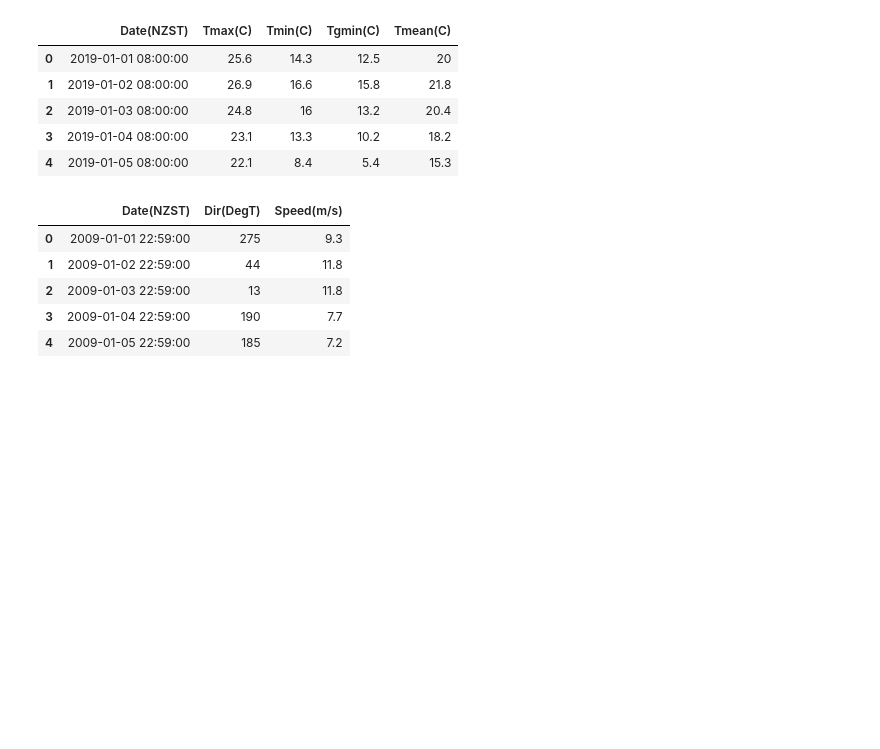
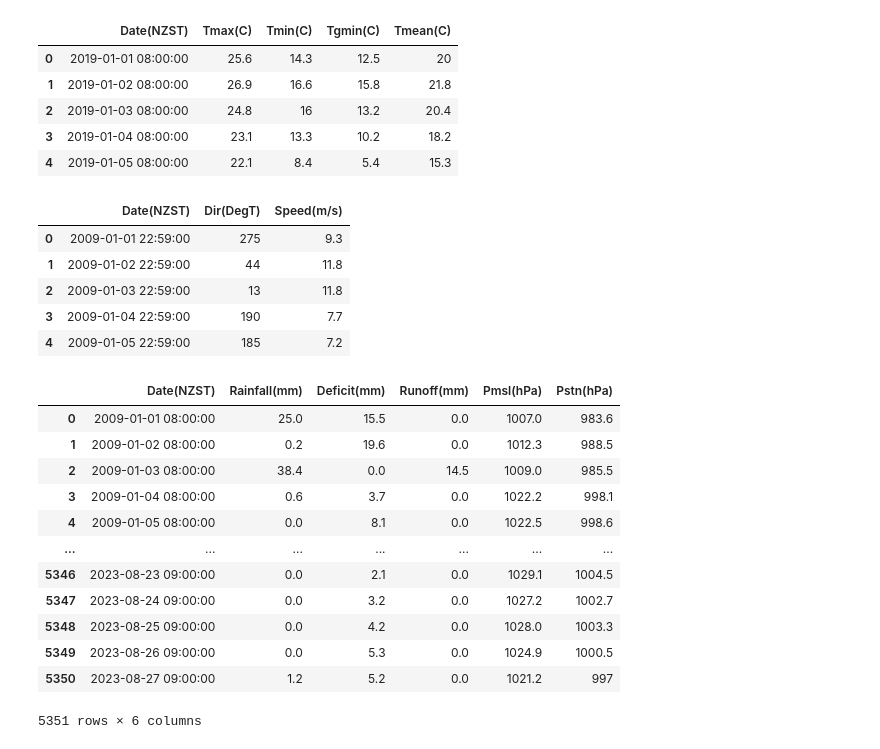
Before and after one commit to YingCG/research-weather-forecast, a Jupyter notebook: niwa_data_processing.ipynb, the cells around one changed output. Drawn from its saved outputs; the diff is of its cells as text; code cells hidden in the pictures; blank space fills up the shorter version.

```diff
--- a/niwa_data_processing.ipynb
+++ b/niwa_data_processing.ipynb
@@ -163,3 +163,21 @@ windMax.head()
 | 2 | 2009-01-03 22:59:00 | 13 | 11.8 |
 | 3 | 2009-01-04 22:59:00 | 190 | 7.7 |
 | 4 | 2009-01-05 22:59:00 | 185 | 7.2 |
+# %%
+# Merge dataframes based on 'Date(NZST)' column
+weatherdf = rainDaily.merge(pressure, on='Date(NZST)')
+weatherdf
+# %% [output]
+|  | Date(NZST) | Rainfall(mm) | Deficit(mm) | Runoff(mm) | Pmsl(hPa) | Pstn(hPa) |
+| 0 | 2009-01-01 08:00:00 | 25.0 | 15.5 | 0.0 | 1007.0 | 983.6 |
+| 1 | 2009-01-02 08:00:00 | 0.2 | 19.6 | 0.0 | 1012.3 | 988.5 |
+| 2 | 2009-01-03 08:00:00 | 38.4 | 0.0 | 14.5 | 1009.0 | 985.5 |
+| 3 | 2009-01-04 08:00:00 | 0.6 | 3.7 | 0.0 | 1022.2 | 998.1 |
+| 4 | 2009-01-05 08:00:00 | 0.0 | 8.1 | 0.0 | 1022.5 | 998.6 |
+| ... | ... | ... | ... | ... | ... | ... |
+| 5346 | 2023-08-23 09:00:00 | 0.0 | 2.1 | 0.0 | 1029.1 | 1004.5 |
+| 5347 | 2023-08-24 09:00:00 | 0.0 | 3.2 | 0.0 | 1027.2 | 1002.7 |
+| 5348 | 2023-08-25 09:00:00 | 0.0 | 4.2 | 0.0 | 1028.0 | 1003.3 |
+| 5349 | 2023-08-26 09:00:00 | 0.0 | 5.3 | 0.0 | 1024.9 | 1000.5 |
+| 5350 | 2023-08-27 09:00:00 | 1.2 | 5.2 | 0.0 | 1021.2 | 997 |
+5351 rows × 6 columns
```
Also changed, not shown: parts of 8 cells of this notebook, 29 other files.
